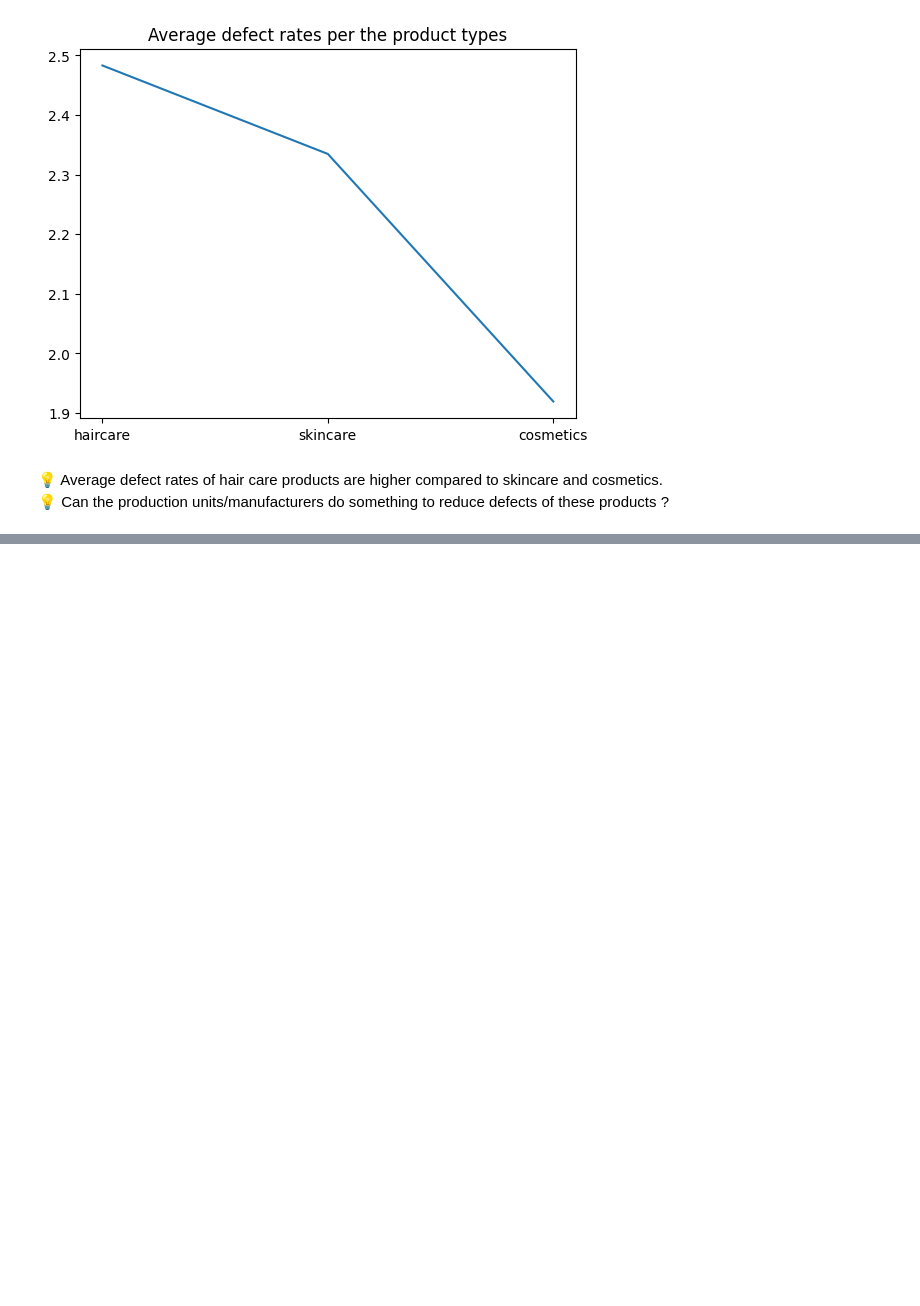
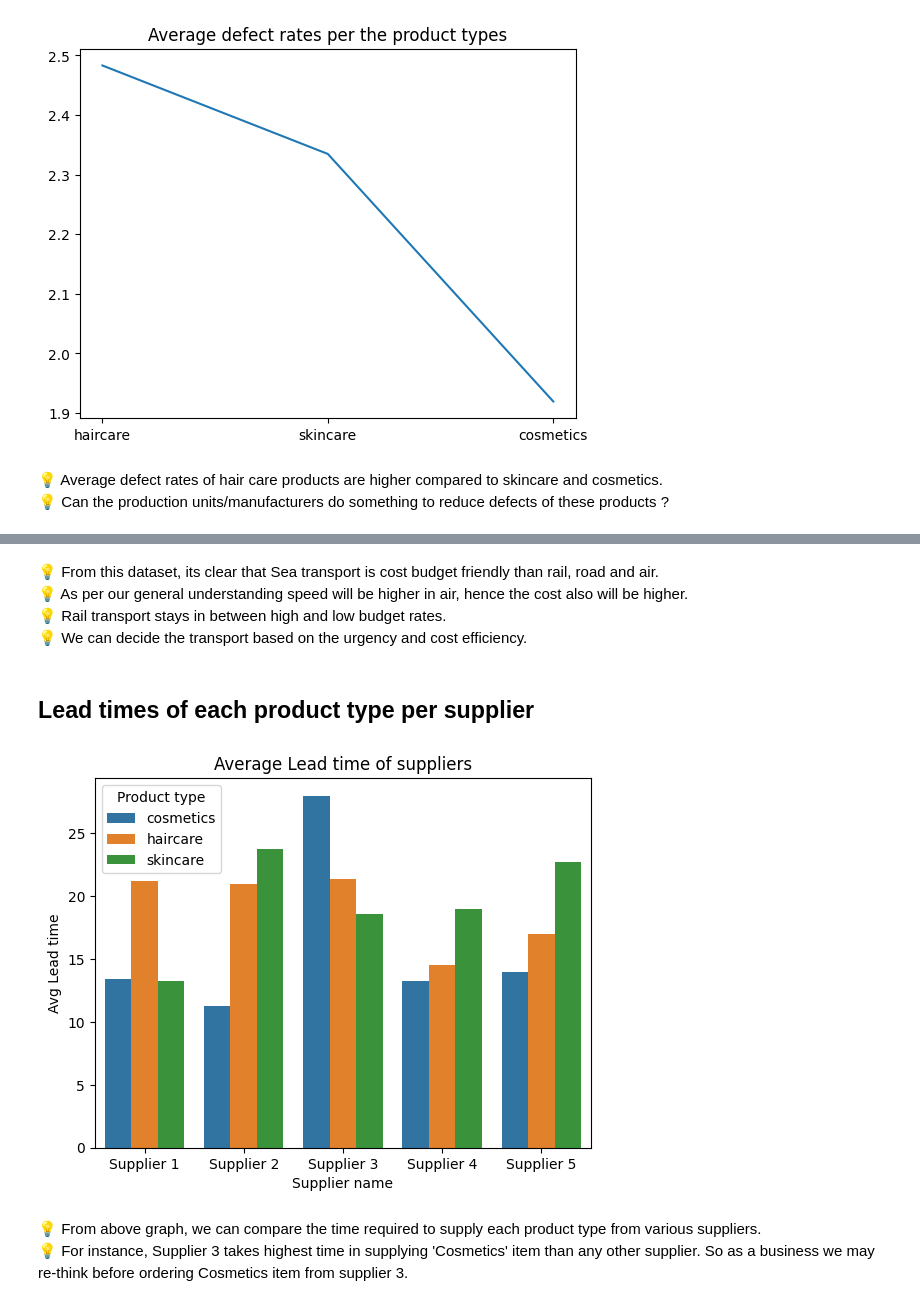
Before and after one commit to ajithcl/SupplyChainAnalysis, a Jupyter notebook: SupplyChain.ipynb, the cells around one changed output, grey strips where cells are left out. Saved outputs shown, nothing was run; the diff lists cells and outputs as text; code cells hidden in the pictures; blank space fills up the shorter version.

```diff
--- a/SupplyChain.ipynb
+++ b/SupplyChain.ipynb
@@ -554,0 +612,30 @@ Can the production units/manufacturers do something to reduce defects of these p
+# %% [markdown]
+💡 From this dataset, its clear that Sea transport is cost budget friendly than rail, road and air. <br>
+💡 As per our general understanding speed will be higher in air, hence the cost also will be higher.<br>
+💡 Rail transport stays in between high and low budget rates. <br>
+💡 We can decide the transport based on  the urgency and cost efficiency.
+# %% [markdown]
+## Lead times of each product type per supplier
+# %%
+# Create new data frame
+df_supplier_product_type = df_input[['Product type', 'Supplier name', 'Lead time']].copy()
+
+# Group the columns based on the supplier name , product type and find the mean of 'lead time' of each sub group.
+df_supplier_product_type = df_supplier_product_type.groupby(['Supplier name', 'Product type']).mean('Lead time')
+
+# Rename the mean column of Lead time
+df_supplier_product_type.rename(columns={'Lead time':'Avg Lead time'}, inplace=True)
+
+#Reset the index
+df_supplier_product_type.reset_index(inplace=True);
+
+#Draw the bar graph
+sns.barplot(data=df_supplier_product_type,
+            x="Supplier name",
+            y="Avg Lead time",
+            hue="Product type"). set_title("Average Lead time of suppliers");
+# %% [output]
+[figure, added]
+# %% [markdown]
+💡 From above graph, we can compare the time required to supply each product type from various suppliers. <br>
+💡 For instance, Supplier 3 takes highest time in supplying 'Cosmetics' item than any other supplier. So as a business we may re-think before ordering Cosmetics item from supplier 3.
```
Also changed, not shown: parts of 10 cells of this notebook, 1 other file.
